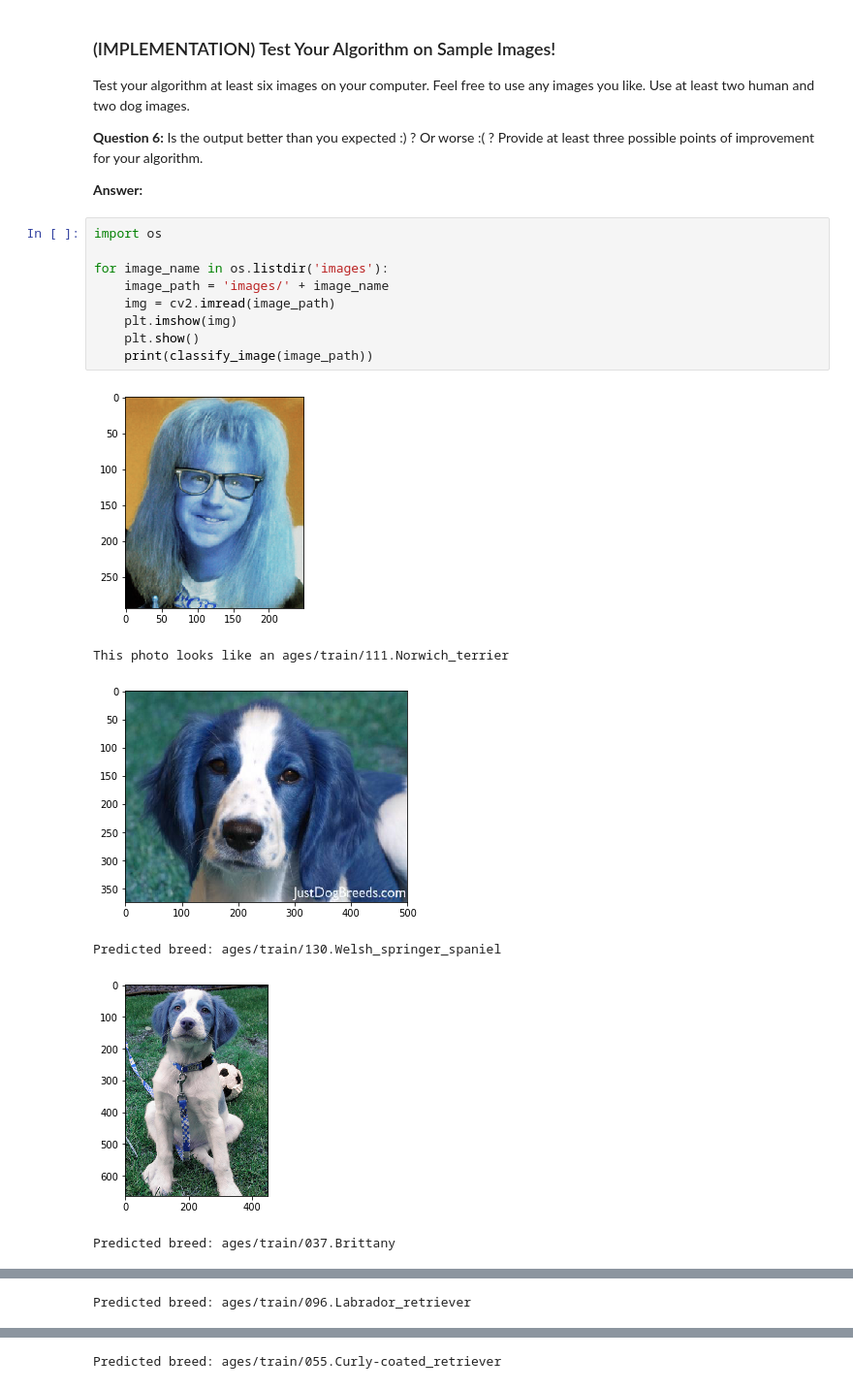
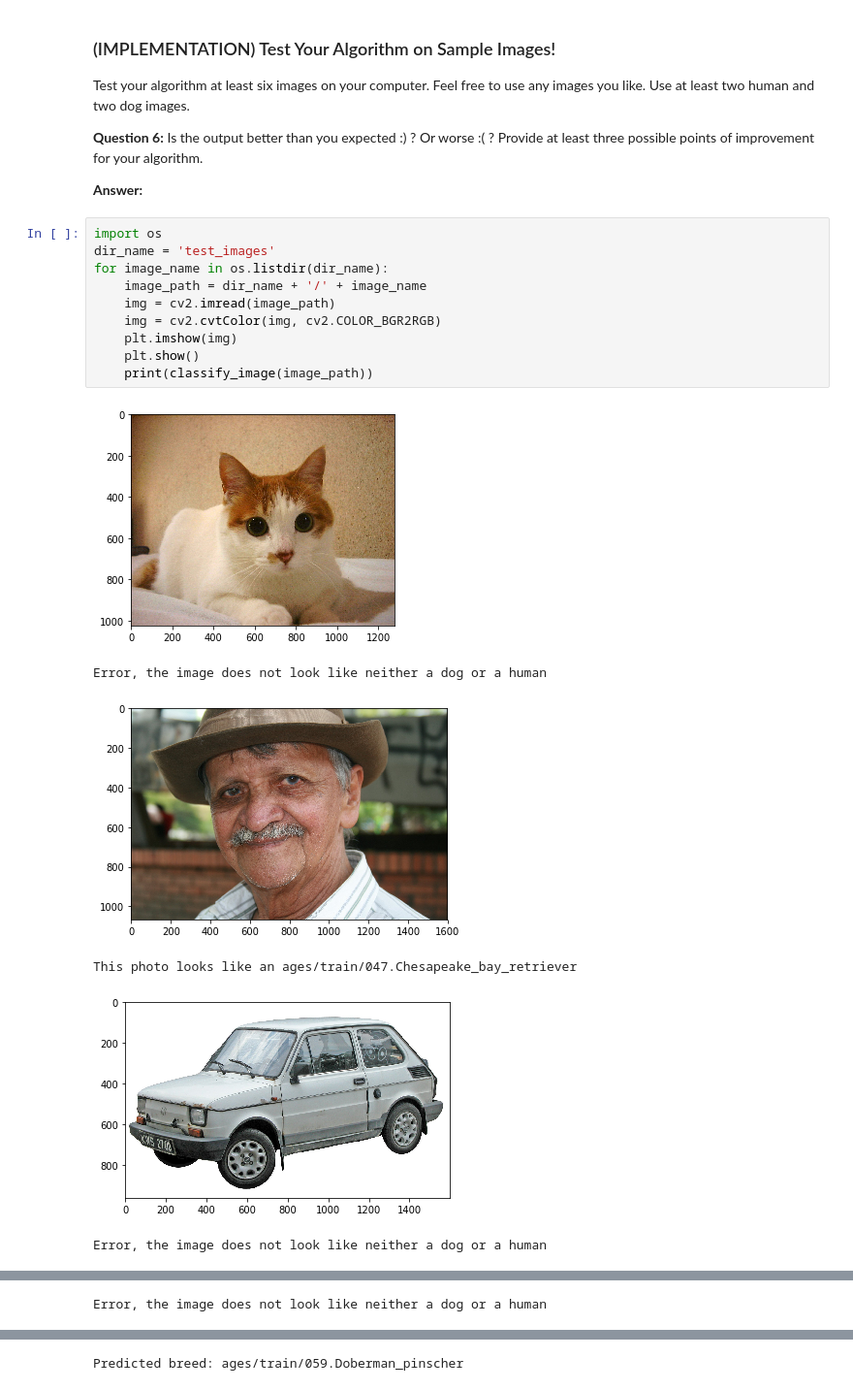
Before and after one commit to felipeagarcia/DogBreedClassifier, a Jupyter notebook: dog_app.ipynb, the cells around one changed output, grey strips where cells are left out. Shown at 97% size. Cells and saved outputs as stored; diff of their text form.

```diff
--- a/dog_app.ipynb
+++ b/dog_app.ipynb
@@ -742,17 +795,18 @@ __Question 6:__ Is the output better than you expected :) ?  Or worse :( ?  Prov
 __Answer:__
 # %%
 import os
-
-for image_name in os.listdir('images'):
-    image_path = 'images/' + image_name
+dir_name = 'test_images'
+for image_name in os.listdir(dir_name):
+    image_path = dir_name + '/' + image_name
     img = cv2.imread(image_path)
+    img = cv2.cvtColor(img, cv2.COLOR_BGR2RGB)
     plt.imshow(img)
     plt.show()
     print(classify_image(image_path))
 # %% [output]
-[figure, old version]
+[figure, new version]
-This photo looks like an ages/train/111.Norwich_terrier
+Error, the image does not look like neither a dog or a human
-[figure, old version]
+[figure, new version]
-Predicted breed: ages/train/130.Welsh_springer_spaniel
+This photo looks like an ages/train/047.Chesapeake_bay_retriever
-[figure, old version]
+[figure, new version]
-Predicted breed: ages/train/037.Brittany
+Error, the image does not look like neither a dog or a human
@@ -760 +814 @@ Predicted breed: ages/train/037.Brittany
-Predicted breed: ages/train/096.Labrador_retriever
+Error, the image does not look like neither a dog or a human
@@ -762 +816 @@ Predicted breed: ages/train/096.Labrador_retriever
-Predicted breed: ages/train/055.Curly-coated_retriever
+Predicted breed: ages/train/059.Doberman_pinscher
```
Also changed, not shown: parts of 13 cells of this notebook.
